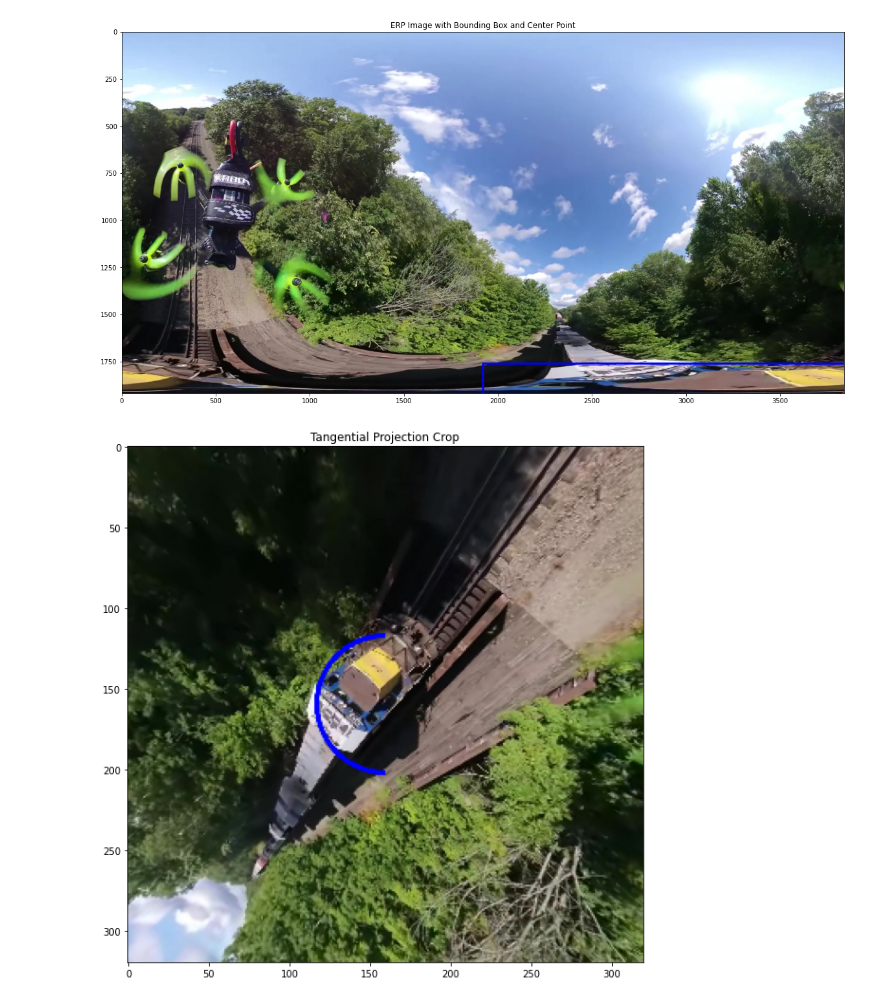
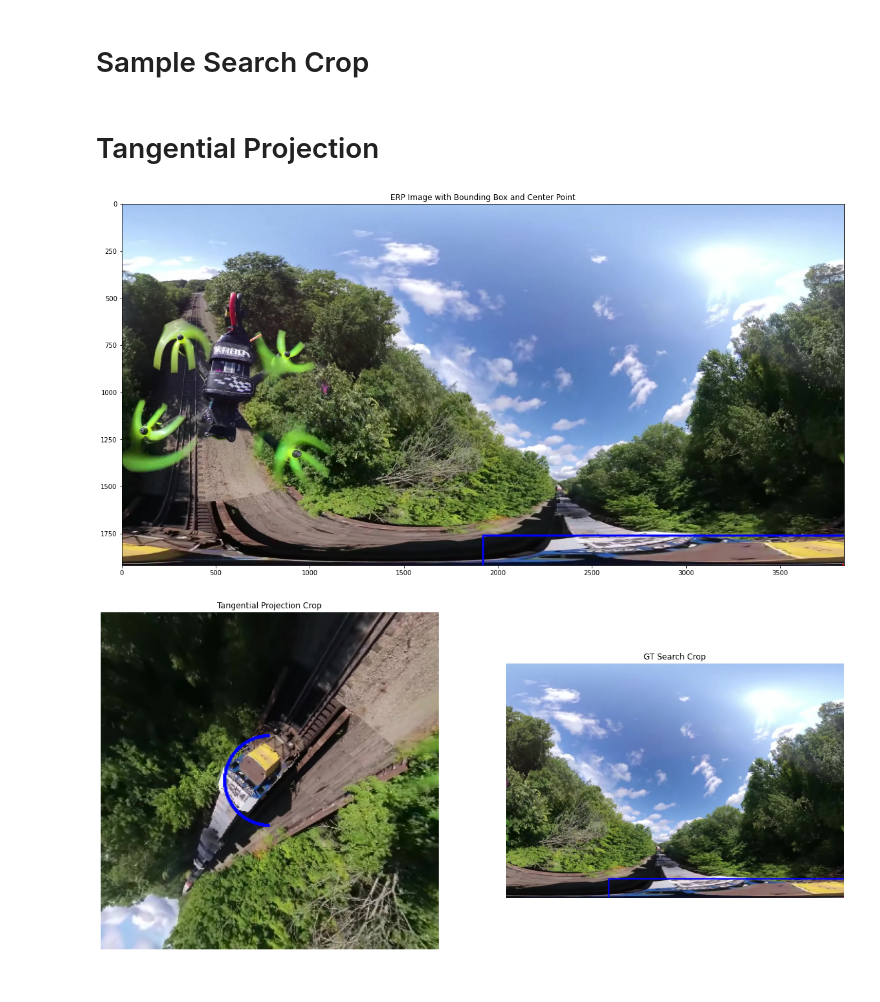
Before and after one commit to Aarsh2001/OmniTrack, a Jupyter notebook: scripts/SphereProjection.ipynb, the cells around one changed output. Cells and saved outputs as stored; diff of their text form; code cells hidden in the pictures.

Commit message:
added search crop in the visualization

```diff
--- a/scripts/SphereProjection.ipynb
+++ b/scripts/SphereProjection.ipynb
@@ -6,3 +6,5 @@ from scipy.sparse import csr_matrix
 import ipywidgets as widgets
 import math
 from ipywidgets import interact
+# %% [markdown]
+# Sample Search Crop
@@ -9,3 +73,5 @@ from ipywidgets import interact
+# %% [markdown]
+# Tangential Projection
 # %%
 class SphereCoordinates(object):
     def __init__(self, kernel_size=3, sphereW=1280, sphereH=640, view_angle=65.5, imgW=640):
@@ -243,37 +309,48 @@ def get_projected_crop(erp_image, bbox, kernel_size=320, view_angle=90):
 bbox_coords = [1920.0, 1761.5, 3840, 317]
 
 # Load the ERP image using OpenCV
 erp_image_path = '/Users/aarsh/Desktop/CGVI/Thesis/Data/Test_3840x1920/0115/image/000063.jpg'
 erp_image = cv2.imread(erp_image_path)
 erp_image = cv2.cvtColor(erp_image, cv2.COLOR_BGR2RGB)
 
 # Calculate the center point of the bounding box
 point = calculate_bbox_center(bbox_coords)
 
 # Draw a circle at the center point
 cv2.circle(erp_image, point, 5, (255, 0 , 0), 10)
 
 # Draw the bounding box on the image
 x, y, w, h = map(int, bbox_coords)
 cv2.rectangle(erp_image, (x, y), (x + w, y + h), (0, 0, 255), 10)
 
 # Get the projected crop around the bounding box
 projected_crop = get_projected_crop(erp_image, bbox_coords)
 
+# Get Search crop around the ERP
+search_crop, _, _ = sample_target(erp_image, bbox_coords, output_sz=320)
+
 # Display the ERP image with the bounding box and center point
 plt.figure(figsize=(20, 20))
 plt.imshow(erp_image)
 plt.title('ERP Image with Bounding Box and Center Point')
 plt.show()
 
+fig, axes = plt.subplots(1, 2, figsize=(20, 10))
+
 # Display the projected crop
-plt.figure(figsize=(10, 10))
-plt.imshow(projected_crop.astype(np.uint8))
-plt.title('Tangential Projection Crop')
+axes[0].imshow(projected_crop.astype(np.uint8))
+axes[0].set_title('Tangential Projection Crop')
+axes[0].axis('off')
+
+# Display the search crop
+axes[1].imshow(search_crop)
+axes[1].set_title('GT Search Crop')
+axes[1].axis('off')
+
 plt.show()
 # %% [output]
 [figure]
-[figure, old version]
+[figure, new version]
 # %%
 # Load the ERP image using OpenCV
 erp_image = cv2.imread('/Users/aarsh/Desktop/CGVI/Thesis/Data/Test_3840x1920/0052/image/000003.jpg')
```
Also changed, not shown: parts of 1 cell of this notebook.
